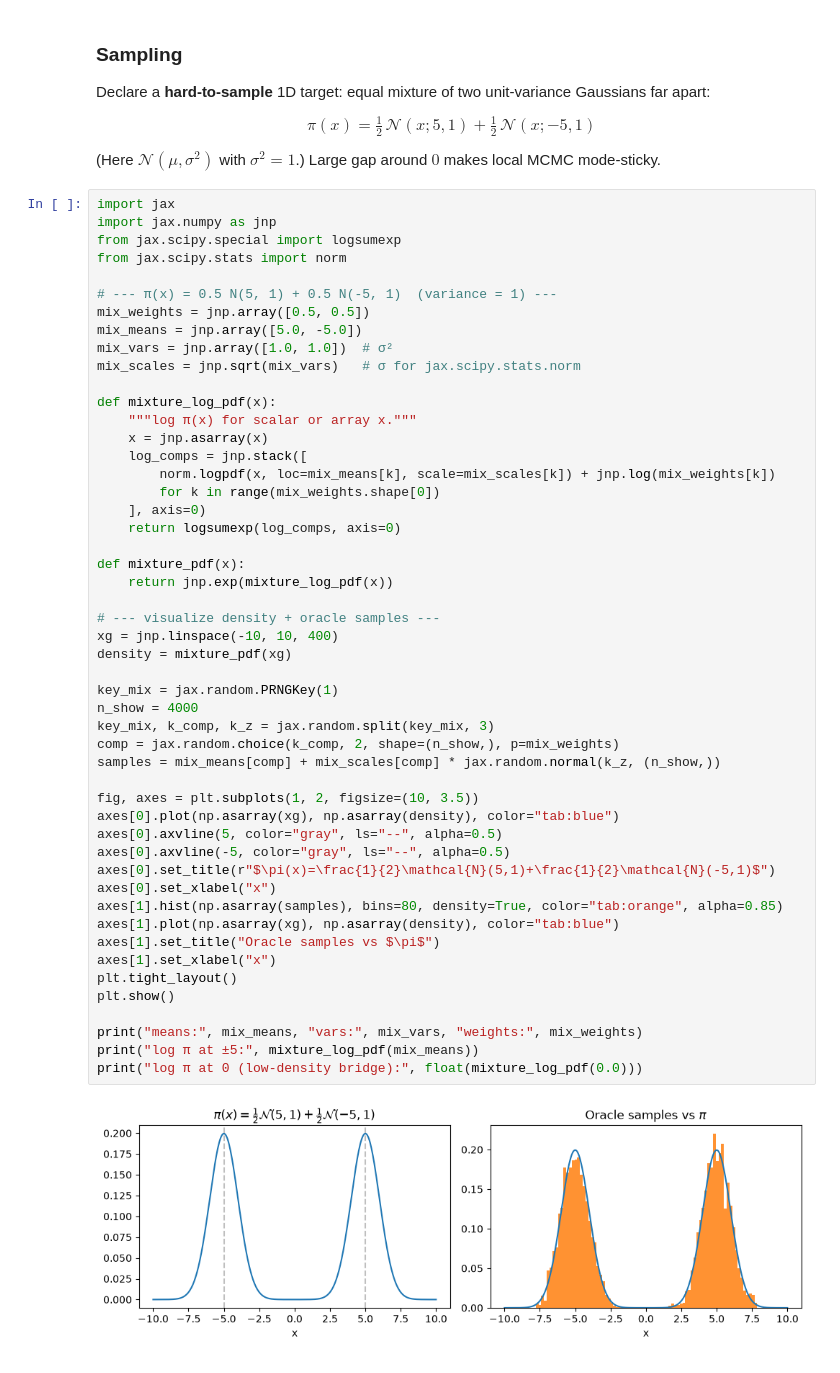
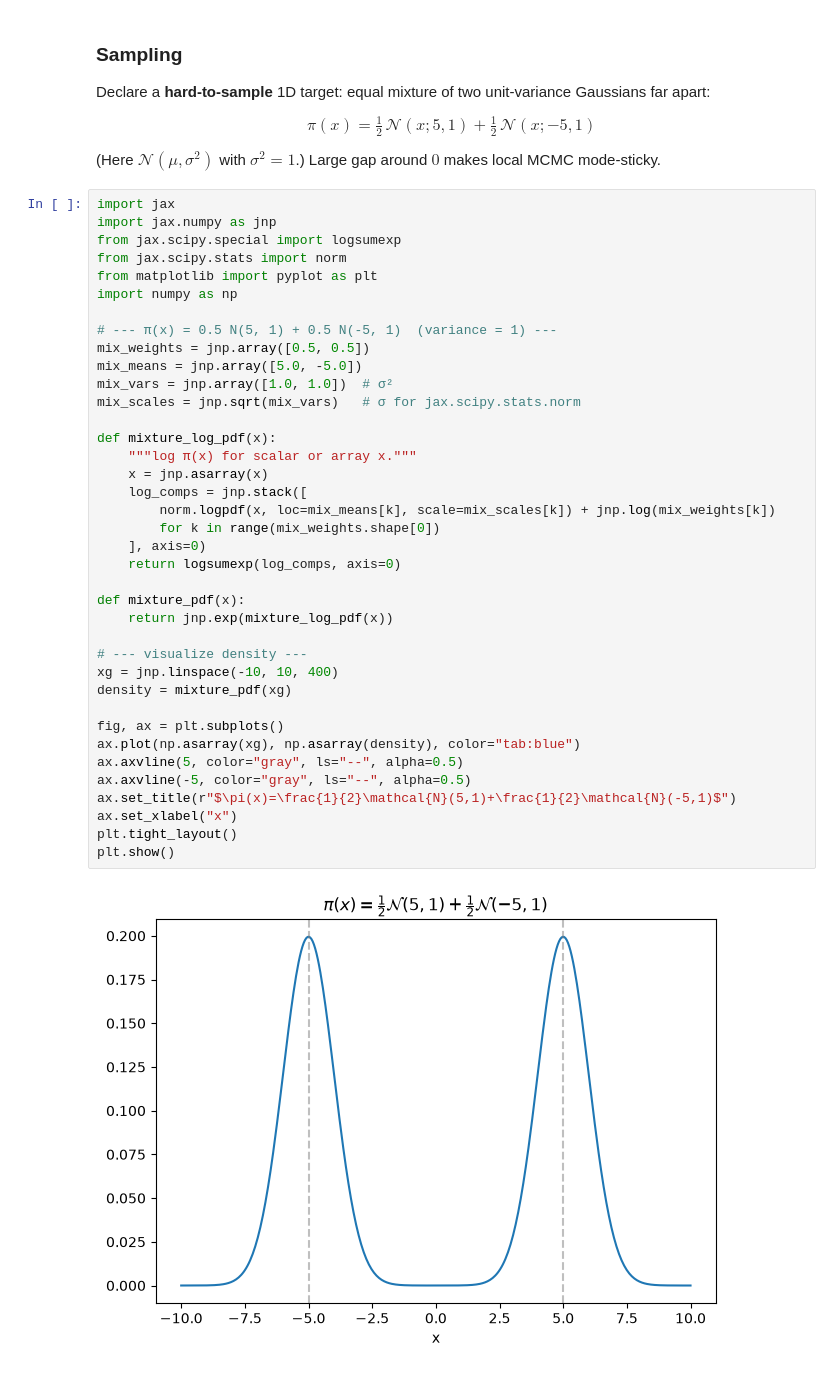
Before and after one commit to saobangmath/MiniProject-PhD-, a Jupyter notebook: notebooks/normalizing-flow.ipynb, the cells around one changed output. Saved outputs shown, nothing was run; the diff lists cells and outputs as text.

```diff
--- a/notebooks/normalizing-flow.ipynb
+++ b/notebooks/normalizing-flow.ipynb
@@ -206,52 +204,40 @@ $$
 # %%
 import jax
 import jax.numpy as jnp
 from jax.scipy.special import logsumexp
 from jax.scipy.stats import norm
+from matplotlib import pyplot as plt
+import numpy as np
 
 # --- π(x) = 0.5 N(5, 1) + 0.5 N(-5, 1)  (variance = 1) ---
 mix_weights = jnp.array([0.5, 0.5])
 mix_means = jnp.array([5.0, -5.0])
 mix_vars = jnp.array([1.0, 1.0])  # σ²
 mix_scales = jnp.sqrt(mix_vars)   # σ for jax.scipy.stats.norm
 
 def mixture_log_pdf(x):
     """log π(x) for scalar or array x."""
     x = jnp.asarray(x)
     log_comps = jnp.stack([
         norm.logpdf(x, loc=mix_means[k], scale=mix_scales[k]) + jnp.log(mix_weights[k])
         for k in range(mix_weights.shape[0])
     ], axis=0)
     return logsumexp(log_comps, axis=0)
 
 def mixture_pdf(x):
     return jnp.exp(mixture_log_pdf(x))
 
-# --- visualize density + oracle samples ---
+# --- visualize density ---
 xg = jnp.linspace(-10, 10, 400)
 density = mixture_pdf(xg)
 
-key_mix = jax.random.PRNGKey(1)
-n_show = 4000
-key_mix, k_comp, k_z = jax.random.split(key_mix, 3)
-comp = jax.random.choice(k_comp, 2, shape=(n_show,), p=mix_weights)
-samples = mix_means[comp] + mix_scales[comp] * jax.random.normal(k_z, (n_show,))
-
-fig, axes = plt.subplots(1, 2, figsize=(10, 3.5))
-axes[0].plot(np.asarray(xg), np.asarray(density), color="tab:blue")
-axes[0].axvline(5, color="gray", ls="--", alpha=0.5)
-axes[0].axvline(-5, color="gray", ls="--", alpha=0.5)
-axes[0].set_title(r"$\pi(x)=\frac{1}{2}\mathcal{N}(5,1)+\frac{1}{2}\mathcal{N}(-5,1)$")
-axes[0].set_xlabel("x")
-axes[1].hist(np.asarray(samples), bins=80, density=True, color="tab:orange", alpha=0.85)
-axes[1].plot(np.asarray(xg), np.asarray(density), color="tab:blue")
-axes[1].set_title("Oracle samples vs $\pi$")
-axes[1].set_xlabel("x")
+fig, ax = plt.subplots()
+ax.plot(np.asarray(xg), np.asarray(density), color="tab:blue")
+ax.axvline(5, color="gray", ls="--", alpha=0.5)
+ax.axvline(-5, color="gray", ls="--", alpha=0.5)
+ax.set_title(r"$\pi(x)=\frac{1}{2}\mathcal{N}(5,1)+\frac{1}{2}\mathcal{N}(-5,1)$")
+ax.set_xlabel("x")
 plt.tight_layout()
 plt.show()
-
-print("means:", mix_means, "vars:", mix_vars, "weights:", mix_weights)
-print("log π at ±5:", mixture_log_pdf(mix_means))
-print("log π at 0 (low-density bridge):", float(mixture_log_pdf(0.0)))
 # %% [output]
-[figure, old version]
+[figure, new version]
```
Also changed, not shown: parts of 12 cells of this notebook, 2 other files.
